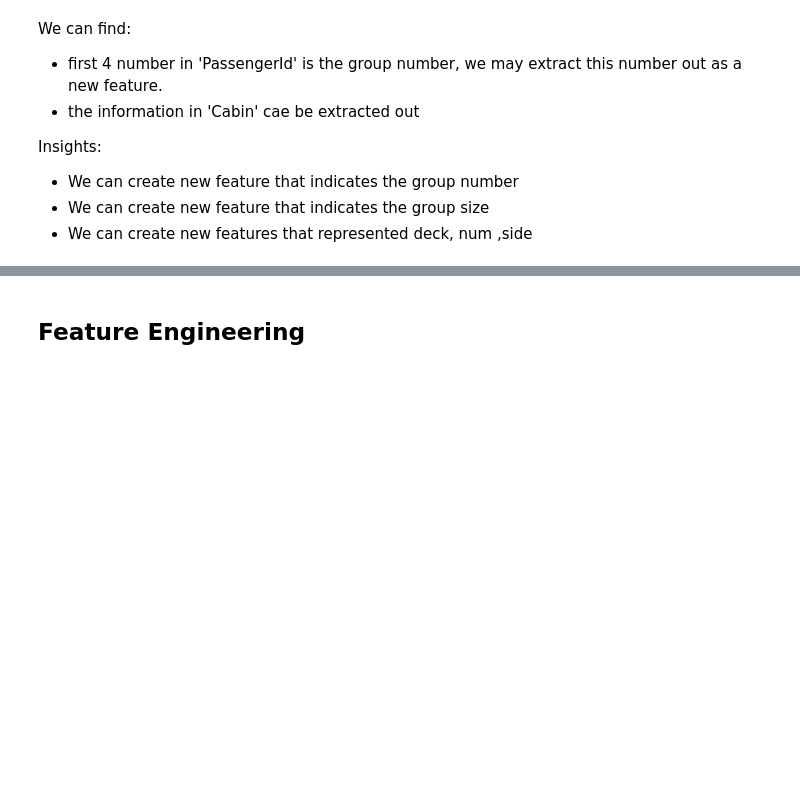
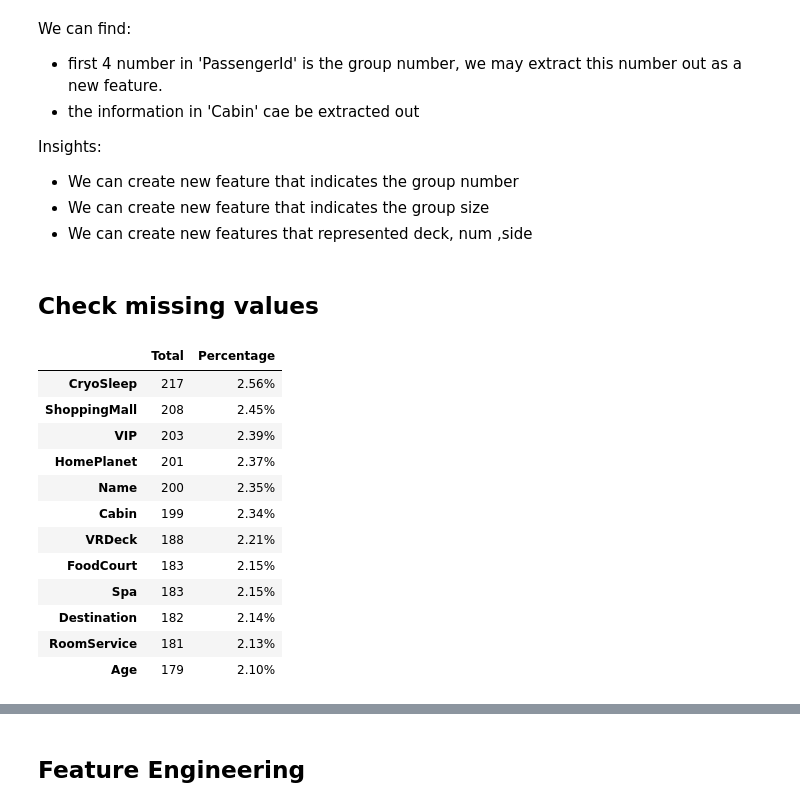
Before and after one commit to chiseanchang0727/kaggle, a Jupyter notebook: survival_prediction_of_spaceship_Titanic/survival_prediction_of_spaceship_Titanic.ipynb, the cells around one changed output, grey strips where cells are left out. Cells and saved outputs as stored; diff of their text form; code cells hidden in the pictures; blank space fills up the shorter version.

```diff
--- a/survival_prediction_of_spaceship_Titanic/survival_prediction_of_spaceship_Titanic.ipynb
+++ b/survival_prediction_of_spaceship_Titanic/survival_prediction_of_spaceship_Titanic.ipynb
@@ -168,13 +172,20 @@ plt.show()
 # %% [output]
 [figure]
 # %%
+""""
 train['total_expense'] = 0
 for exp_features in expenditure_features:
     train['total_expense'] += train[exp_features]
 
 train['total_expense'] = train['total_expense'].fillna(0)
-train['total_expense_group'] = train['total_expense'].apply(lambda x : math.floor(x/100)*100)
-train['total_expense_group'] = np.where(train['total_expense_group']>20000,20000,train['total_expense_group'])
+train['total_expense_group'] = train['total_expense'].apply(lambda x : math.floor(x/1000)*1000)
+train['total_expense_group'] = np.where(train['total_expense_group']>=20000,20000,train['total_expense_group'])
 
 
 expense_group  = train.groupby(['total_expense_group'])['PassengerId'].nunique().reset_index().rename(columns={'PassengerId' : 'passenger_num'})
+fig = plt.figure(figsize = (15,5))
+
+sns.countplot(data = train[train['total_expense_group']<20000], x = 'total_expense_group', hue = 'Transported')
+
+plt.show()
+"""
@@ -250,3 +255,31 @@ Insights:
 - We can create new feature that indicates the group number
 - We can create new feature that indicates the group size
 - We can create new features that represented deck, num ,side
+# %% [markdown]
+## Check missing values
+# %%
+# create a function for showing the percentage of missing values in each feature
+def show_missing_value_percentage(df):
+   total = df.isnull().sum().sort_values(ascending=False)
+   percentage = (df.isnull().sum() / df.count()).sort_values(ascending=False) * 100
+   percentage_str = percentage.map('{:.2f}%'.format)
+   missing_data = pd.concat([total, percentage_str], axis = 1, keys=['Total', 'Percentage'])
+   missing_data = missing_data[total > 0]
+
+   return missing_data
+# %%
+show_missing_value_percentage(train)
+# %% [output]
+|  | Total | Percentage |
+| CryoSleep | 217 | 2.56% |
+| ShoppingMall | 208 | 2.45% |
+| VIP | 203 | 2.39% |
+| HomePlanet | 201 | 2.37% |
+| Name | 200 | 2.35% |
+| Cabin | 199 | 2.34% |
+| VRDeck | 188 | 2.21% |
+| FoodCourt | 183 | 2.15% |
+| Spa | 183 | 2.15% |
+| Destination | 182 | 2.14% |
+| RoomService | 181 | 2.13% |
+| Age | 179 | 2.10% |
```
Also changed, not shown: parts of 57 cells of this notebook.
